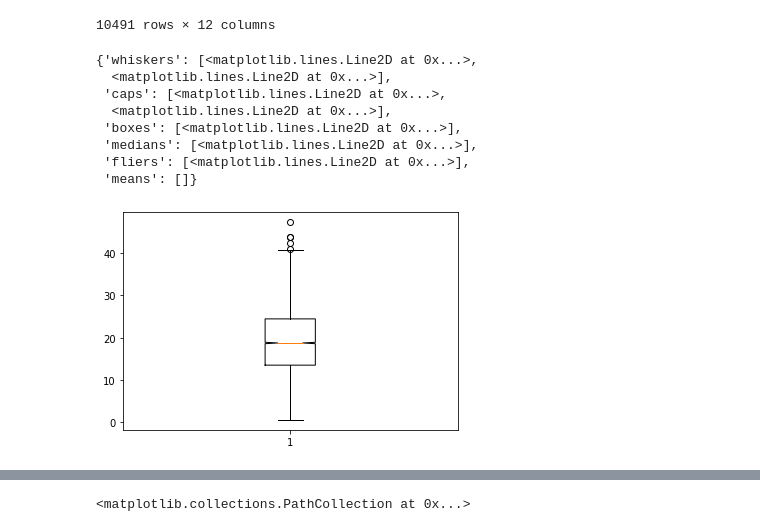
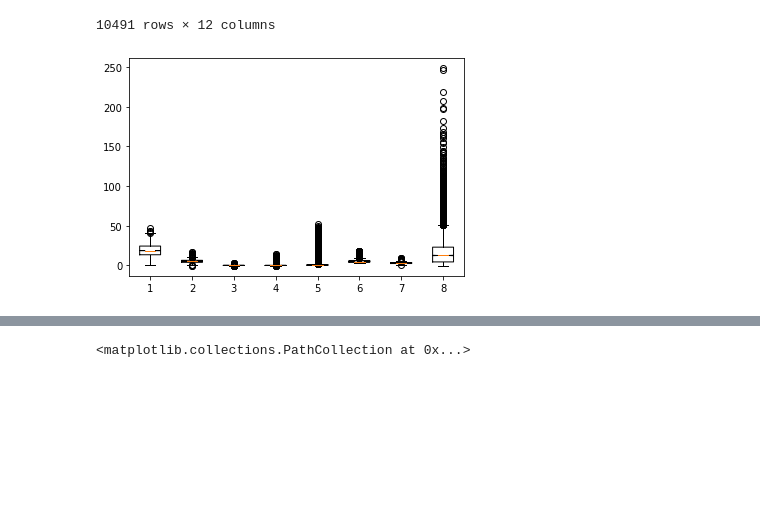
Before and after one commit to rnd4u-org/2021-knu-classif, a Jupyter notebook: untitled.ipynb, the cells around one changed output, grey strips where cells are left out. Drawn from its saved outputs; the diff is of its cells as text; code cells hidden in the pictures; blank space fills up the shorter version.

```diff
--- a/untitled.ipynb
+++ b/untitled.ipynb
@@ -52,14 +52,7 @@ dt
 | 10737 | csid_10738 | 20.663035 | 4.478301 | 0.253165 | 0.381349 | ... |
 10491 rows × 12 columns
 # %%
-plt.boxplot(dt.customer_visit_score,notch=True)
+plt.boxplot(dt[['customer_visit_score', 'customer_product_search_score', 'customer_ctr_score', 'customer_stay_score', 'customer_frequency_score', 'customer_product_variation_score', 'customer_order_score', 'customer_affinity_score']],notch=True)
+plt.show()
 # %% [output]
-{'whiskers': [<matplotlib.lines.Line2D at 0x...>,
-  <matplotlib.lines.Line2D at 0x...>],
- 'caps': [<matplotlib.lines.Line2D at 0x...>,
-  <matplotlib.lines.Line2D at 0x...>],
- 'boxes': [<matplotlib.lines.Line2D at 0x...>],
- 'medians': [<matplotlib.lines.Line2D at 0x...>],
- 'fliers': [<matplotlib.lines.Line2D at 0x...>],
- 'means': []}
-[figure, old version]
+[figure, new version]
```
Also changed, not shown: parts of 16 cells of this notebook.
